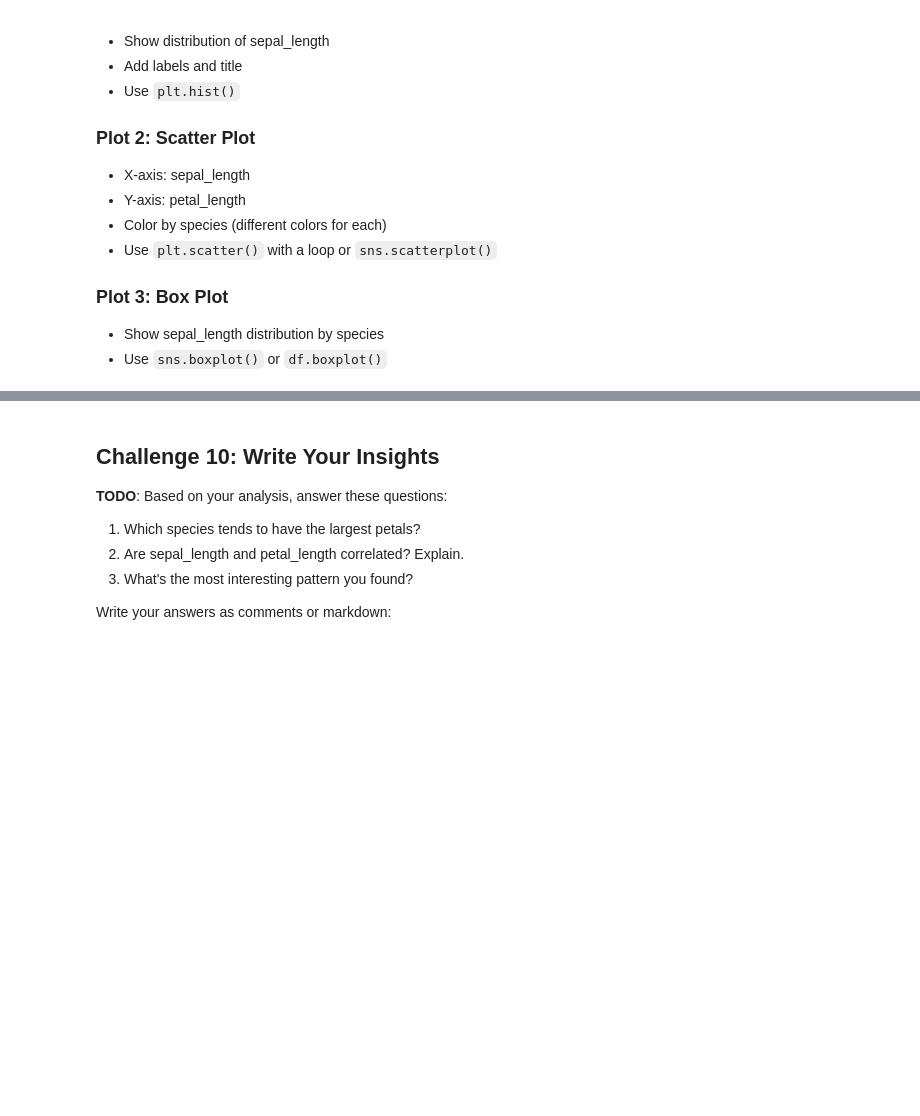
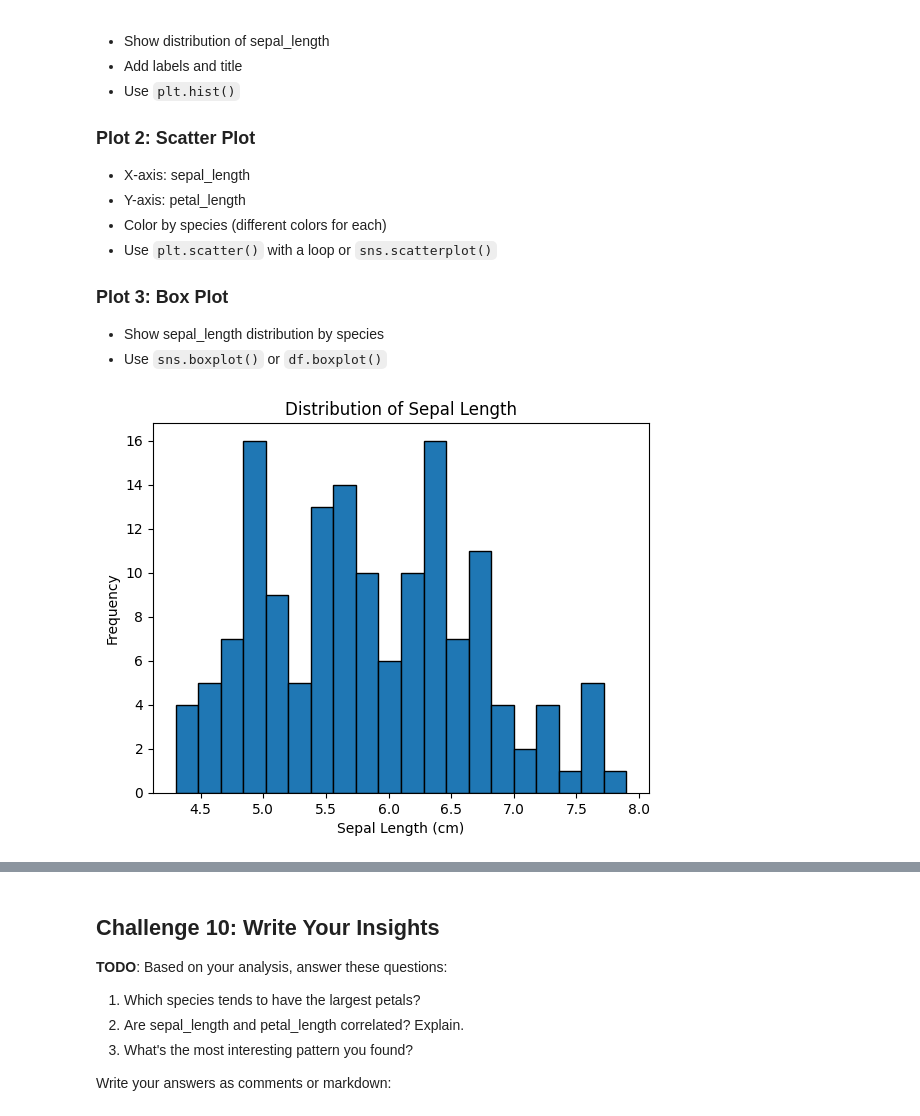
Before and after one commit to jjcatulle/AI-ML-refresher, a Jupyter notebook: notebooks/phase1/MY_Week1_DataExploration.ipynb, the cells around one changed output, grey strips where cells are left out. Drawn from its saved outputs; the diff is of its cells as text; code cells hidden in the pictures; blank space fills up the shorter version.

```diff
--- a/notebooks/phase1/MY_Week1_DataExploration.ipynb
+++ b/notebooks/phase1/MY_Week1_DataExploration.ipynb
@@ -326,8 +350,11 @@ iris_df.groupby('species').agg({
 - Show sepal_length distribution by species
 - Use `sns.boxplot()` or `df.boxplot()`
 # %%
-# Plot 1: Histogram
-# YOUR CODE HERE
-
+plt.hist(iris_df['sepal length (cm)'], bins=20, edgecolor='black')
+plt.xlabel('Sepal Length (cm)')
+plt.ylabel('Frequency')
+plt.title('Distribution of Sepal Length')
 plt.show()
+# %% [output]
+[figure, added]
 # %%
```
Also changed, not shown: parts of 5 cells of this notebook.
